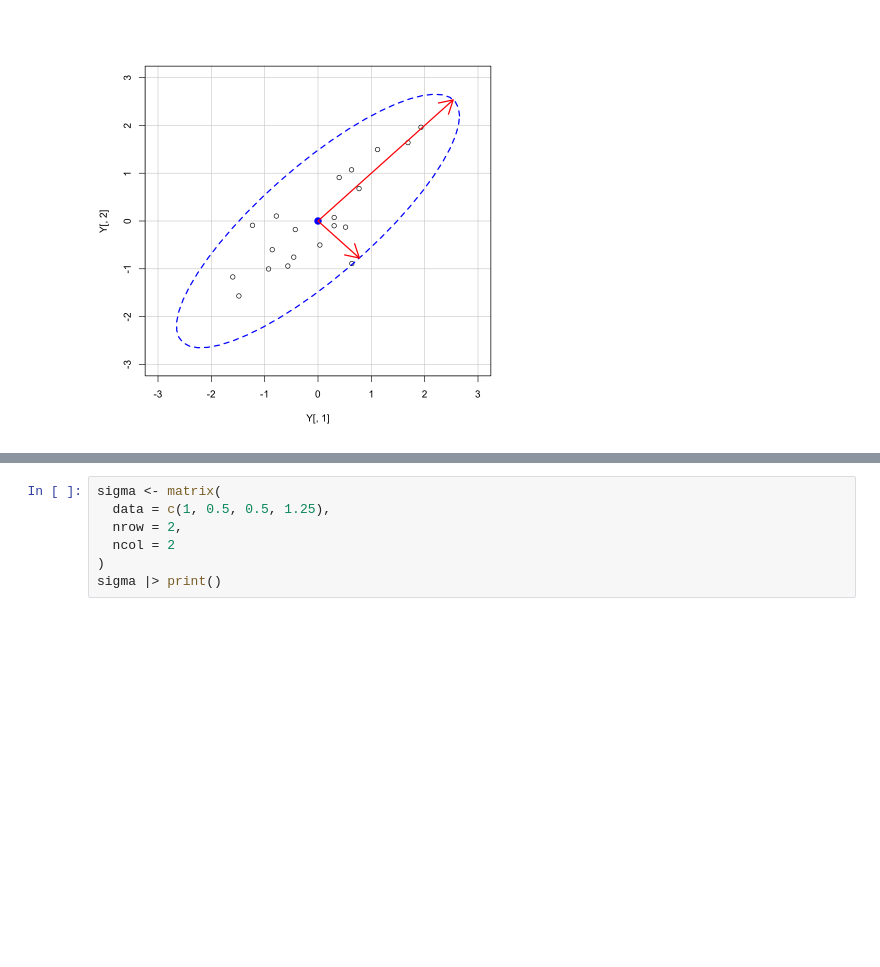
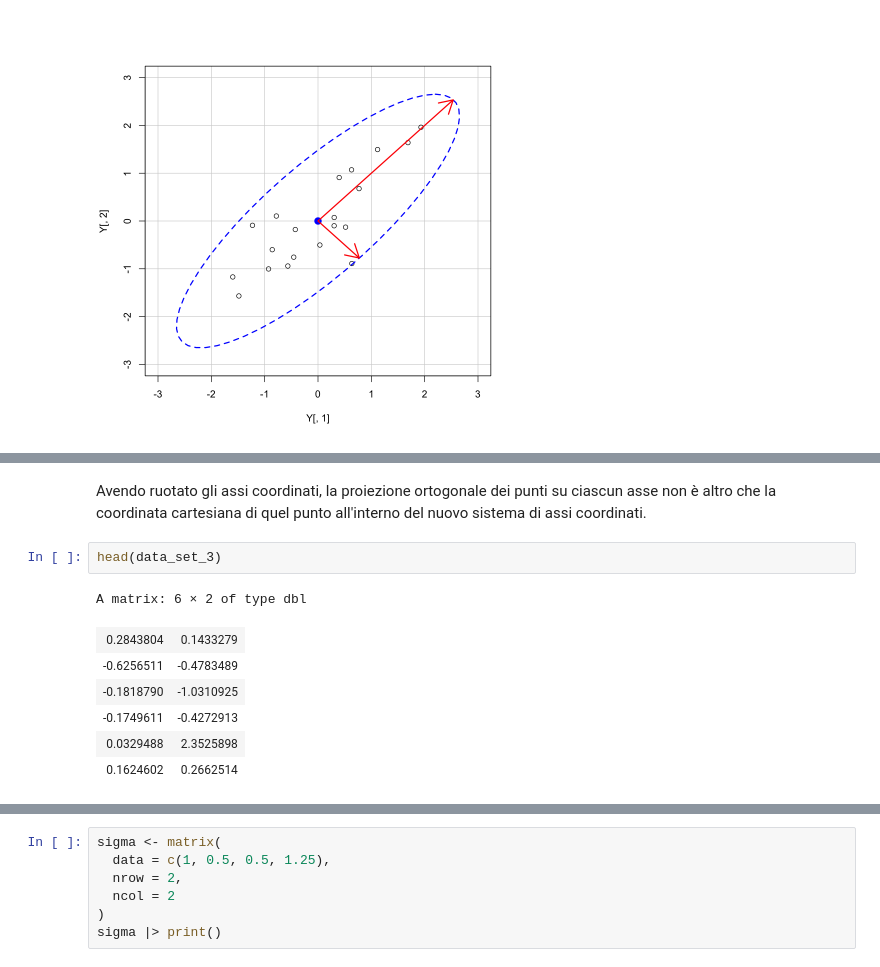
Before and after one commit to ccaudek/psy_test, a Jupyter notebook: _build/jupyter_execute/_appendix/a4_linear_alg.ipynb, the cells around one changed output, grey strips where cells are left out. Drawn from its saved outputs; the diff is of its cells as text; blank space fills up the shorter version.

```diff
--- a/_build/jupyter_execute/_appendix/a4_linear_alg.ipynb
+++ b/_build/jupyter_execute/_appendix/a4_linear_alg.ipynb
@@ -1483,0 +1523,12 @@ arrows(
+# %% [markdown]
+Avendo ruotato gli assi coordinati, la proiezione ortogonale dei punti su ciascun asse non è altro che la coordinata cartesiana di quel punto all'interno del nuovo sistema di assi coordinati.
+# %%
+head(data_set_3)
+# %% [output]
+A matrix: 6 × 2 of type dbl
+| 0.2843804 | 0.1433279 |
+| -0.6256511 | -0.4783489 |
+| -0.1818790 | -1.0310925 |
+| -0.1749611 | -0.4272913 |
+| 0.0329488 | 2.3525898 |
+| 0.1624602 | 0.2662514 |
```
Also changed, not shown: parts of 23 cells of this notebook, 10 other files.
